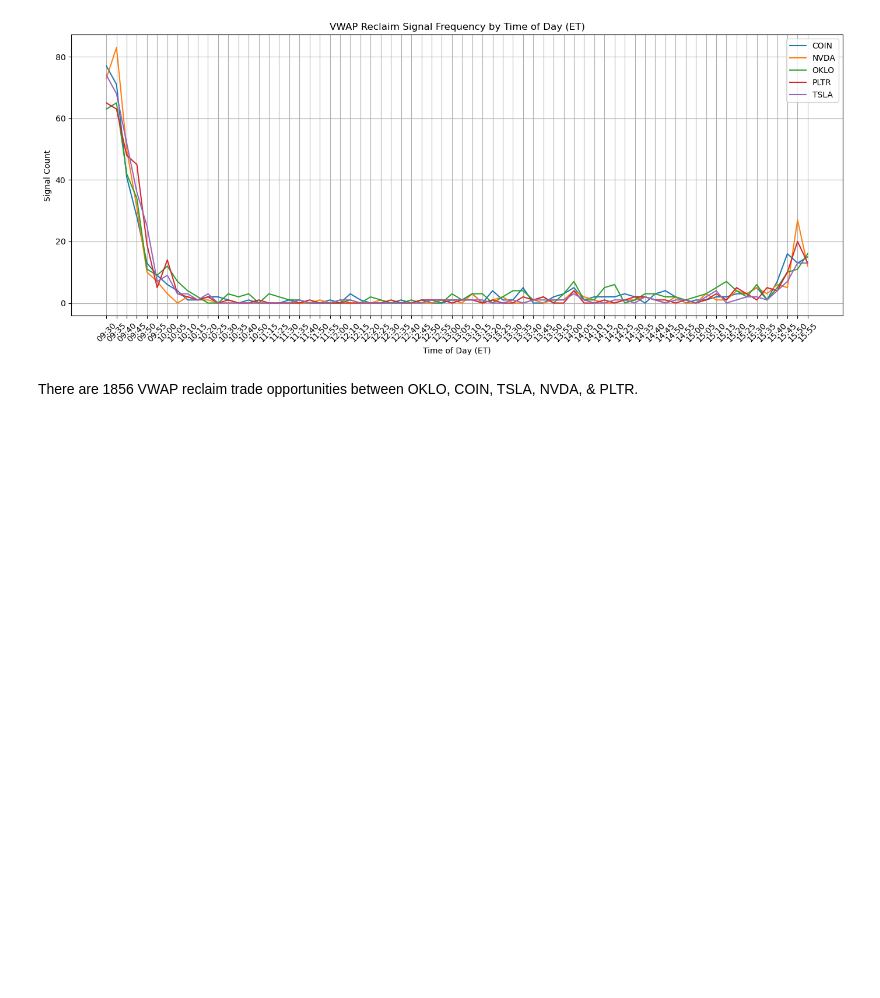
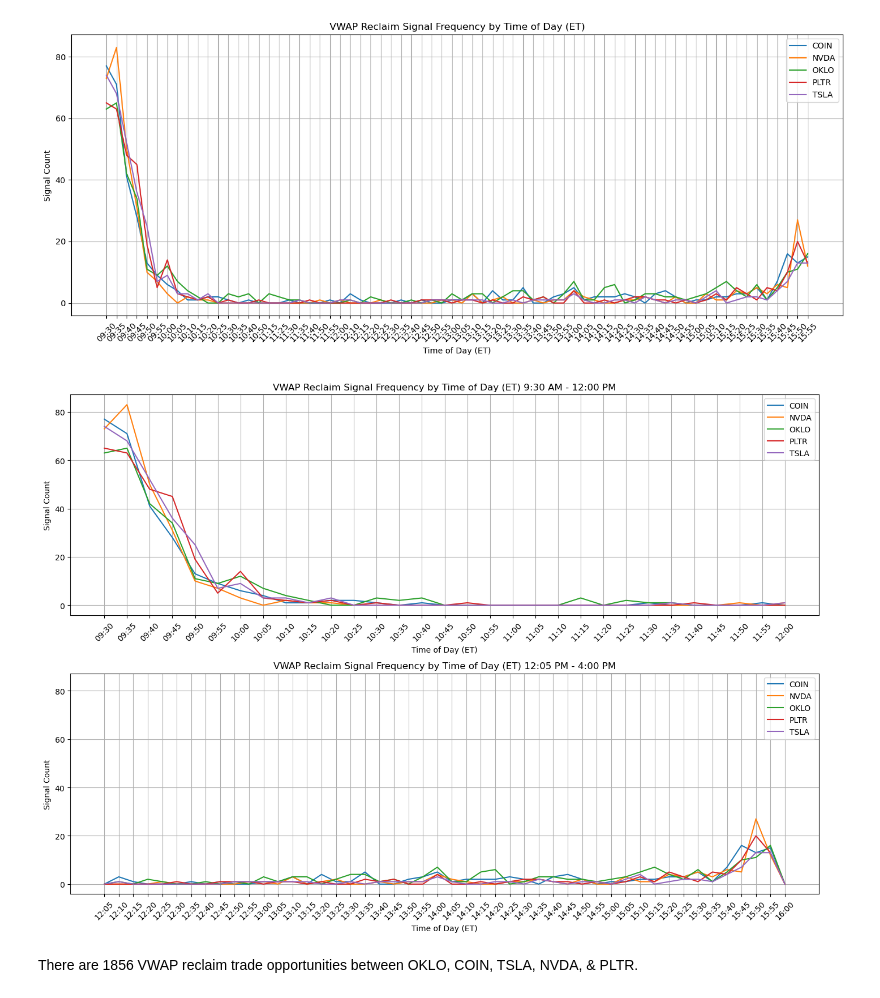
Before and after one commit to navanodonavan/Adaptive_Scalping_Parameter_Optimizer_ML_MSAAI590, a Jupyter notebook: 0.1 EDA Feature Engineering.ipynb, the cells around one changed output. Drawn from its saved outputs; the diff is of its cells as text; code cells hidden in the pictures; blank space fills up the shorter version.

```diff
--- a/0.1 EDA Feature Engineering.ipynb
+++ b/0.1 EDA Feature Engineering.ipynb
@@ -601,6 +601,61 @@ plt.tight_layout()
 plt.show()
 # %% [output]
 [figure]
+# %%
+# visualize VWAP Reclaim entries by Time of Day in 2 panels
+temp_entries = entries.copy()
+temp_entries["hour_min"] = (
+    pd.to_datetime(temp_entries["ts_signal"], utc=True)
+    .dt.tz_convert("America/New_York")
+    .dt.strftime("%H:%M")
+)
+
+entry_tod = (
+    temp_entries.groupby(["symbol", "hour_min"])
+    .size()
+    .reset_index(name="count")
+)
+
+# build full 5-minute time ranges
+morning_times = pd.date_range("09:30", "12:00", freq="5min").strftime("%H:%M")
+afternoon_times = pd.date_range("12:05", "16:00", freq="5min").strftime("%H:%M")
+
+fig, axes = plt.subplots(2, 1, figsize=(14, 10), sharey=True)
+
+# morning plot
+for sym in sorted(entry_tod["symbol"].unique()):
+    d = (
+        entry_tod[entry_tod["symbol"] == sym]
+        .set_index("hour_min")["count"]
+        .reindex(morning_times, fill_value=0)
+    )
+    axes[0].plot(d.index, d.values, label=sym)
+
+axes[0].set_title("VWAP Reclaim Signal Frequency by Time of Day (ET) 9:30 AM - 12:00 PM")
+axes[0].set_xlabel("Time of Day (ET)")
+axes[0].set_ylabel("Signal Count")
+axes[0].legend()
+axes[0].tick_params(axis="x", rotation=45)
+
+# afternoon plot
+for sym in sorted(entry_tod["symbol"].unique()):
+    d = (
+        entry_tod[entry_tod["symbol"] == sym]
+        .set_index("hour_min")["count"]
+        .reindex(afternoon_times, fill_value=0)
+    )
+    axes[1].plot(d.index, d.values, label=sym)
+
+axes[1].set_title("VWAP Reclaim Signal Frequency by Time of Day (ET) 12:05 PM - 4:00 PM")
+axes[1].set_xlabel("Time of Day (ET)")
+axes[1].set_ylabel("Signal Count")
+axes[1].legend()
+axes[1].tick_params(axis="x", rotation=45)
+
+plt.tight_layout()
+plt.show()
+# %% [output]
+[figure, added]
 # %% [markdown]
 There are 1856 VWAP reclaim trade opportunities between OKLO, COIN, TSLA, NVDA, & PLTR.
 # %% [markdown]
```
Also changed, not shown: parts of 5 cells of this notebook.
